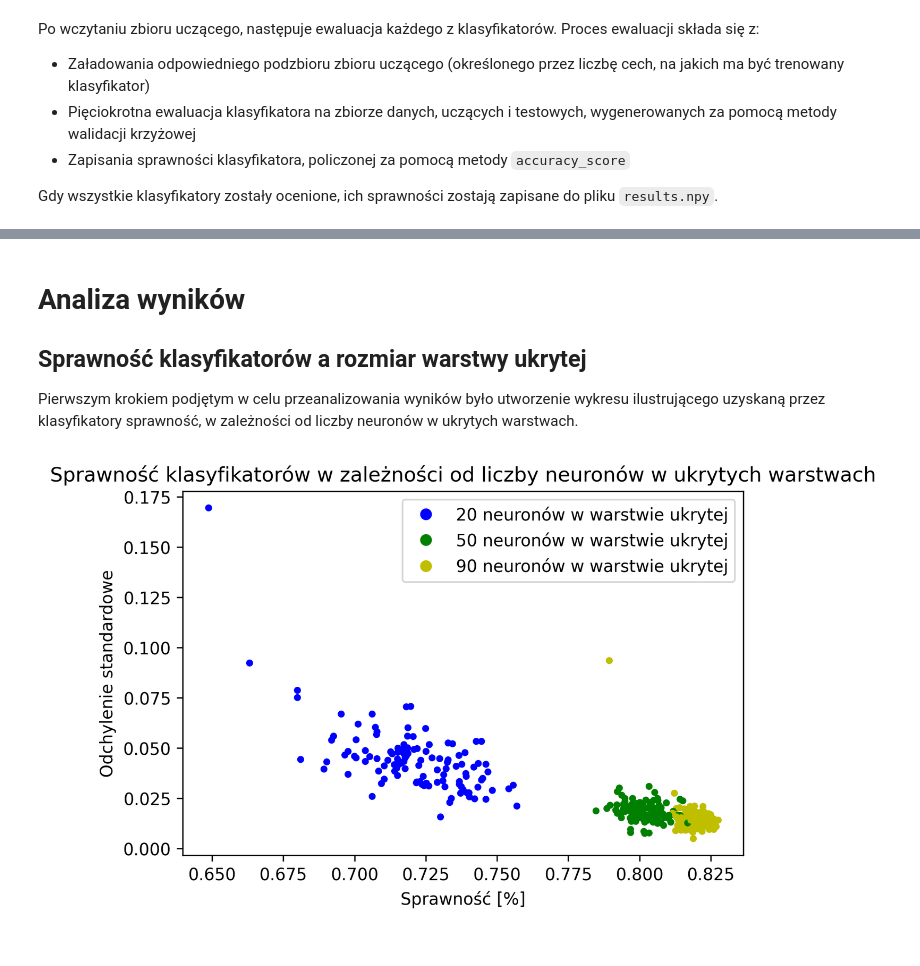
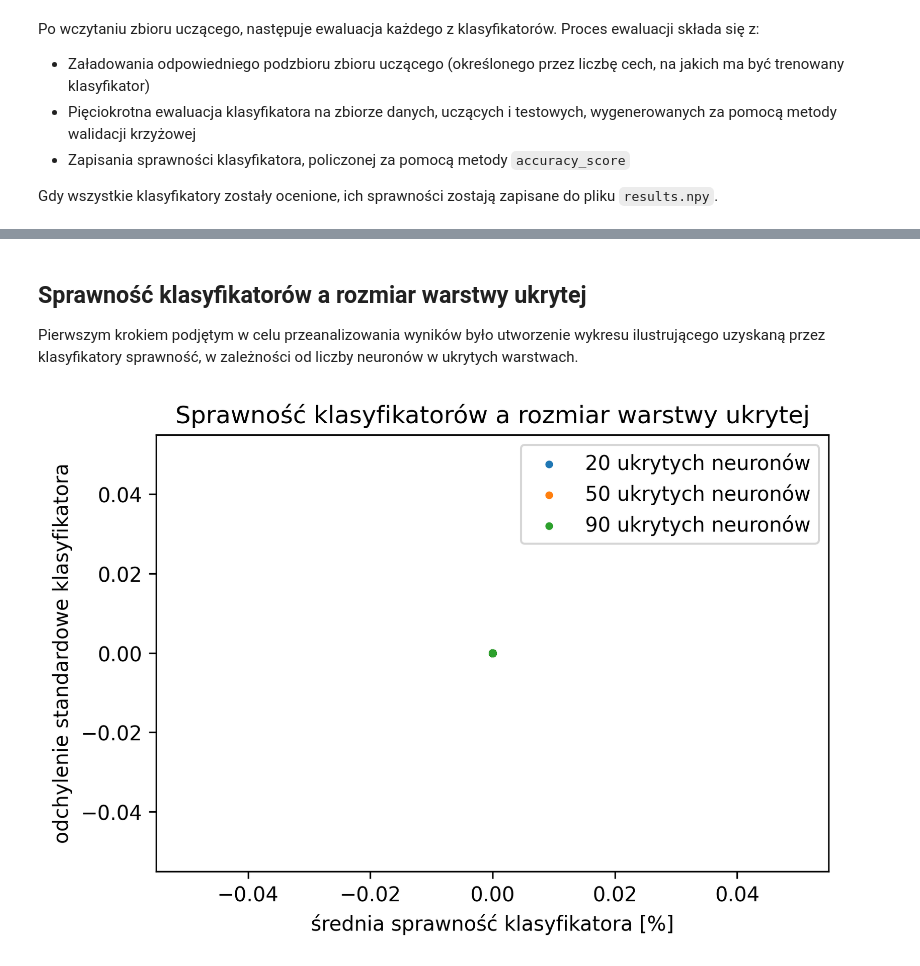
Before and after one commit to Wint3rmute/mtswm2, a Jupyter notebook: src/wstepny_raport.ipynb, the cells around one changed output, grey strips where cells are left out. Saved outputs shown, nothing was run; the diff lists cells and outputs as text; code cells hidden in the pictures.

```diff
--- a/src/wstepny_raport.ipynb
+++ b/src/wstepny_raport.ipynb
@@ -27,7 +26,7 @@ Badania były przeprowadzane dla różnej
 liczby cech. Poczynając od jednej - najlepszej, według rankingu cech wyznaczonego za pomocą `SelectKBest`,
 kolejno dodawane były kolejne cechy. Nasz zbiór danych miał 59 cech.
 # %%
-FEATURES_RANGE = range(1,60)
+FEATURES_RANGE = range(1,60, 5)
 # %% [markdown]
 Do treningu wykorzystana została sieć jednokierunkowa z jedną warstwą ukrytą.
 Sprawdziliśmy 3 różne liczby neuronów w warstwie ukrytej: 20, 50 oraz 90.
@@ -54,11 +53,11 @@ def get_classifiers():
 
                 new_classifier.num_of_features = num_of_features
 
-                classifiers[
-                    f"features_{num_of_features}"
-                    f"__hidden_{hidden_layer_size}"
-                    f"__momentum_{momentum_value}"
-                ] = new_classifier
+                classifiers[(
+                    num_of_features,
+                    hidden_layer_size,
+                    momentum_value
+                )] = new_classifier
 
     return classifiers
 # %% [markdown]
@@ -100,48 +157,32 @@ if __name__ == "__main__":
 # %% [markdown]
-# Analiza wyników
-
 ## Sprawność klasyfikatorów a rozmiar warstwy ukrytej
 
 Pierwszym krokiem podjętym w celu przeanalizowania wyników było utworzenie wykresu ilustrującego uzyskaną
 przez klasyfikatory sprawność, w zależności od liczby neuronów w ukrytych warstwach.
-# %%
-import matplotlib.pyplot as plt
-import matplotlib
-from matplotlib.lines import Line2D
-
-matplotlib.rcParams['figure.dpi'] = 300
-
-clfs = get_classifiers()
-scores = np.load("results.npy")
-fig, ax = plt.subplots()
-for score, classifier in zip(scores, clfs):
-    color = "r"
-
-    if "hidden_20" in classifier:
-        color = "b"
-    if "hidden_50" in classifier:
-        color = "g"
-    if "hidden_90" in classifier:
-        color = "y"
-
-    mean = np.mean(score)
-    std = np.std(score)
-
-    ax.scatter(mean, std, c=color, marker='o', s=10)
-    ax.set_xlabel('Sprawność [%]')
-    ax.set_ylabel('Odchylenie standardowe')
-    plt.title('Sprawność klasyfikatorów w zależności od liczby neuronów w ukrytych warstwach')
-
-
-legend_elements = [
-    Line2D([0], [0], marker='o', color='w', label='20 neuronów w warstwie ukrytej', markerfacecolor='b', markersize=8),
-    Line2D([0], [0], marker='o', color='w', label='50 neuronów w warstwie ukrytej', markerfacecolor='g', markersize=8),
-    Line2D([0], [0], marker='o', color='w', label='90 neuronów w warstwie ukrytej', markerfacecolor='y', markersize=8),
-]
-
-
-ax.legend(handles=legend_elements)
-plt.show()
-# %% [output]
-[figure, removed]
+# %%
+fig, ax = plt.subplots()
+
+hidden_size_20 = results_pandas[results_pandas['hidden_layer_size'] == 20]
+hidden_size_50 = results_pandas[results_pandas['hidden_layer_size'] == 50]
+hidden_size_90 = results_pandas[results_pandas['hidden_layer_size'] == 90]
+
+datas = [ hidden_size_20, hidden_size_50, hidden_size_90 ]
+labels = [
+    '20 ukrytych neuronów',
+    '50 ukrytych neuronów',
+    '90 ukrytych neuronów',
+]
+
+for data, label in zip(datas, labels):
+    ax.scatter(
+        data['mean_score'], data['std_score'], label=label, s=8
+    )
+
+plt.title('Sprawność klasyfikatorów a rozmiar warstwy ukrytej')
+ax.set_xlabel('średnia sprawność klasyfikatora [%]')
+ax.set_ylabel('odchylenie standardowe klasyfikatora')
+ax.legend()
+plt.show()
+# %% [output]
+[figure, added]
 # %% [markdown]
```
Also changed, not shown: parts of 14 cells of this notebook, 1 other file.
